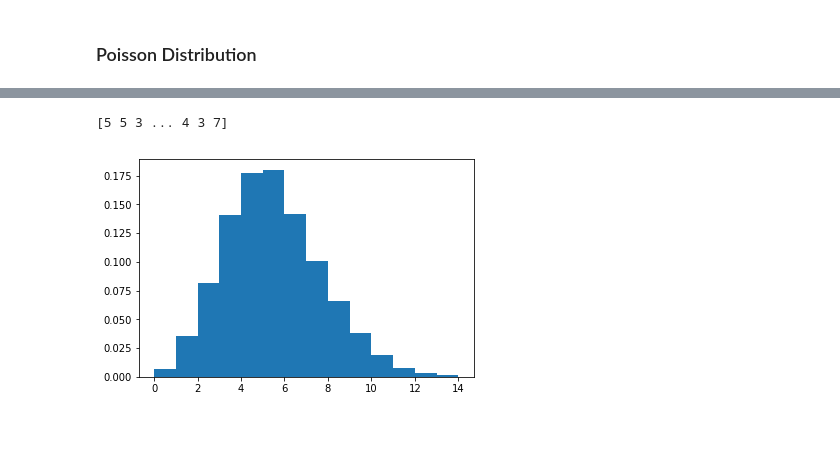
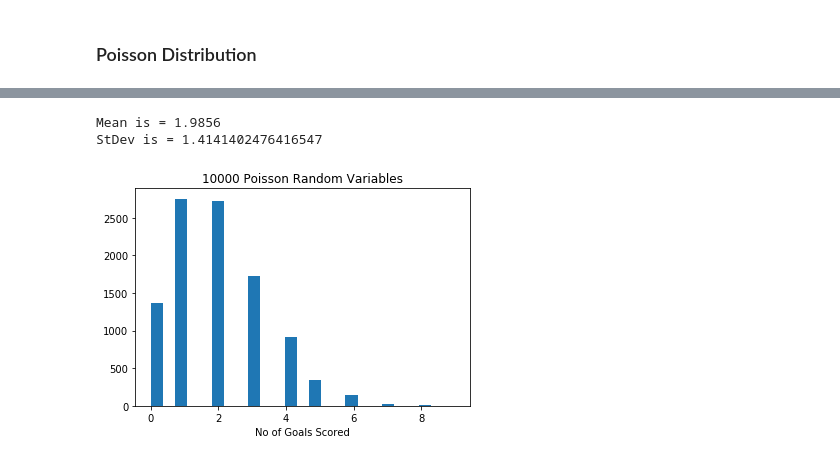
Before and after one commit to andreroche/numpy-random, a Jupyter notebook: numpy.random exploration.ipynb, the cells around one changed output, grey strips where cells are left out. Saved outputs shown, nothing was run; the diff lists cells and outputs as text; code cells hidden in the pictures; blank space fills up the shorter version.

Commit message:
finished poisson, two more distributions left

```diff
--- a/numpy.random exploration.ipynb
+++ b/numpy.random exploration.ipynb
@@ -392,10 +393,23 @@ plt.show()
-# %%
-s = np.random.poisson(5,10000)
-
-print(s)
-
-count, bins, ignored = plt.hist(s, 14, density=True)
-plt.show()
-# %% [output]
-[5 5 3 ... 4 3 7]
-[figure, removed]
+# %%
+import numpy as np
+from numpy import random
+import matplotlib.pyplot as plt
+
+#try different values for Iam and n, then look at the drawn sample
+lam = 2
+n = 10000
+x = np.random.poisson(lam,n)
+
+
+print ('Mean is =',np.mean(x))
+print ('StDev is =',np.std(x))
+
+#graphing
+plt.hist(x, bins=25)
+plt.title("10000 Poisson Random Variables")
+plt.xlabel("No of Goals Scored")
+plt.show()
+# %% [output]
+Mean is = 1.9856
+StDev is = 1.4141402476416547
+[figure, added]
```
Also changed, not shown: parts of 27 cells of this notebook.
